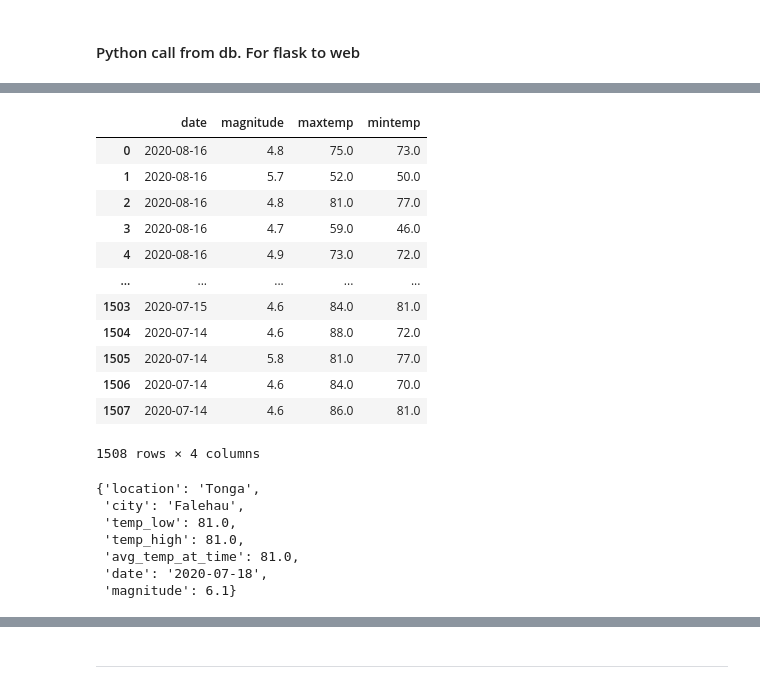
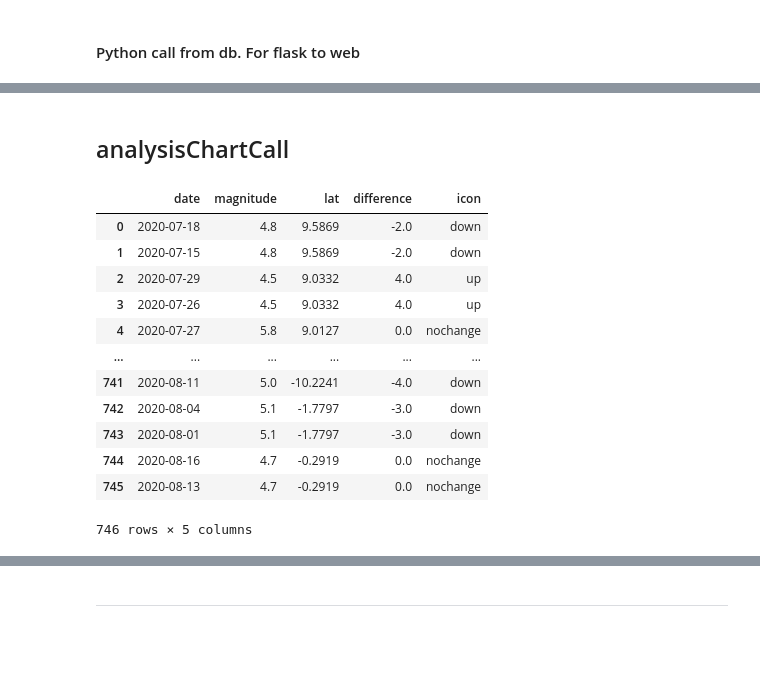
Before and after one commit to c-pompa/d3-group-project, a Jupyter notebook: data/py/lat_long_weather.ipynb, the cells around one changed output, grey strips where cells are left out. Saved outputs shown, nothing was run; the diff lists cells and outputs as text; code cells hidden in the pictures; blank space fills up the shorter version.

```diff
--- a/data/py/lat_long_weather.ipynb
+++ b/data/py/lat_long_weather.ipynb
@@ -345,37 +342,3 @@ Base.prepare(engine, reflect=True)
 # Check db table names
 # Base.classes.keys()
 weather_table = Base.classes.weatherSeries
-# %%
-weather_container = session.query(weather_table).order_by(desc(weather_table.date)).all()
-
-
-Base = automap_base()
-Base.prepare(engine, reflect=True)
-
-weather_table = Base.classes.weatherSeries
-weather_container = session.query(weather_table).order_by(desc(weather_table.date)).all()
-dictionary = {}
-test_list = []
-x=0
-for data in weather_container:
-    lat = data.lat
-
-    if (data.lat) == lat:
-        dictionary[x] = {
-            "date": data.date,
-            "magnitude": data.magnitude,
-            "maxtemp": data.maxtemp,
-            "mintemp": data.mintemp,
-            }
-    else:
-        continue
-
-
-    container = {
-
-    "earthquake": dictionary,
-#     "magnitude": data.magnitude,
-#     "maxtemp": data.maxtemp,
-#     "mintemp": data.mintemp,
-    }
-    test_list.append(container)
@@ -402,17 +344,0 @@ test_list
-# %%
-test_df = pd.DataFrame(weather_facts5)
-test_df
-# %% [output]
-|  | date | magnitude | maxtemp | mintemp |
-| 0 | 2020-08-16 | 4.8 | 75.0 | 73.0 |
-| 1 | 2020-08-16 | 5.7 | 52.0 | 50.0 |
-| 2 | 2020-08-16 | 4.8 | 81.0 | 77.0 |
-| 3 | 2020-08-16 | 4.7 | 59.0 | 46.0 |
-| 4 | 2020-08-16 | 4.9 | 73.0 | 72.0 |
-| ... | ... | ... | ... | ... |
-| 1503 | 2020-07-15 | 4.6 | 84.0 | 81.0 |
-| 1504 | 2020-07-14 | 4.6 | 88.0 | 72.0 |
-| 1505 | 2020-07-14 | 5.8 | 81.0 | 77.0 |
-| 1506 | 2020-07-14 | 4.6 | 84.0 | 70.0 |
-| 1507 | 2020-07-14 | 4.6 | 86.0 | 81.0 |
-1508 rows × 4 columns
@@ -421,10 +345,2 @@ test_df['temp_dif']
-# %%
-container
-# %% [output]
-{'location': 'Tonga',
- 'city': 'Falehau',
- 'temp_low': 81.0,
- 'temp_high': 81.0,
- 'avg_temp_at_time': 81.0,
- 'date': '2020-07-18',
- 'magnitude': 6.1}
+# %% [markdown]
+## analysisChartCall
@@ -430,0 +413,16 @@ container
+# %%
+run_df
+# %% [output]
+|  | date | magnitude | lat | difference | icon |
+| 0 | 2020-07-18 | 4.8 | 9.5869 | -2.0 | down |
+| 1 | 2020-07-15 | 4.8 | 9.5869 | -2.0 | down |
+| 2 | 2020-07-29 | 4.5 | 9.0332 | 4.0 | up |
+| 3 | 2020-07-26 | 4.5 | 9.0332 | 4.0 | up |
+| 4 | 2020-07-27 | 5.8 | 9.0127 | 0.0 | nochange |
+| ... | ... | ... | ... | ... | ... |
+| 741 | 2020-08-11 | 5.0 | -10.2241 | -4.0 | down |
+| 742 | 2020-08-04 | 5.1 | -1.7797 | -3.0 | down |
+| 743 | 2020-08-01 | 5.1 | -1.7797 | -3.0 | down |
+| 744 | 2020-08-16 | 4.7 | -0.2919 | 0.0 | nochange |
+| 745 | 2020-08-13 | 4.7 | -0.2919 | 0.0 | nochange |
+746 rows × 5 columns
```
Also changed, not shown: parts of 14 cells of this notebook, 12 other files.
